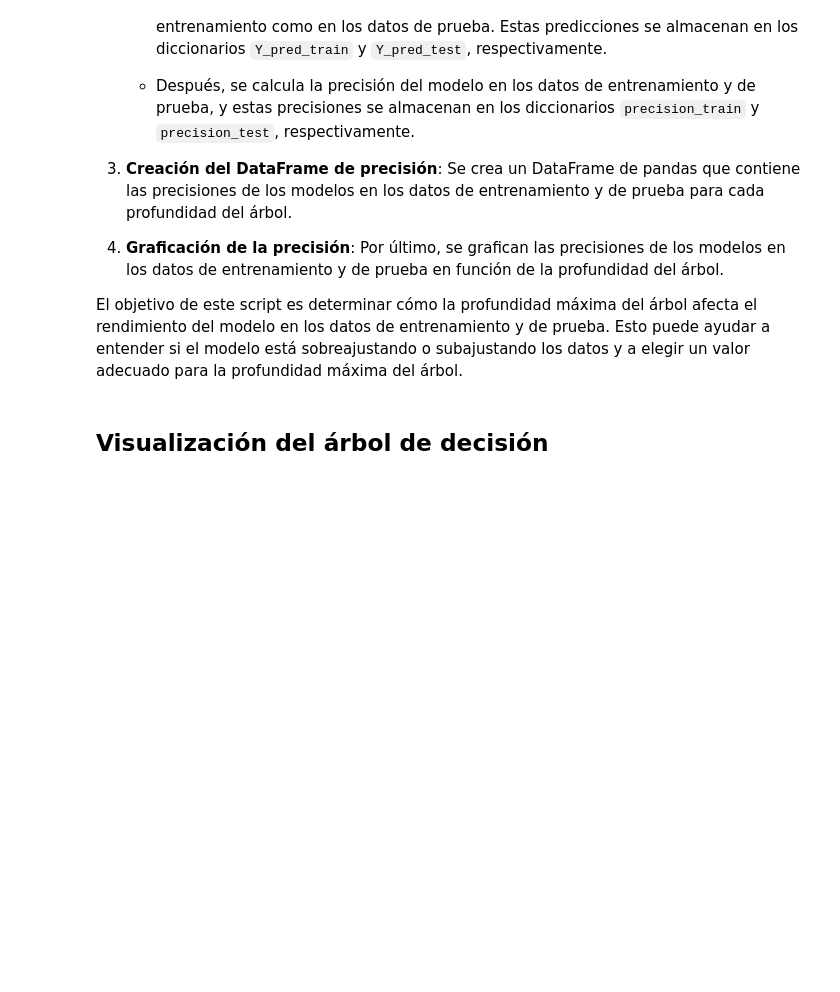
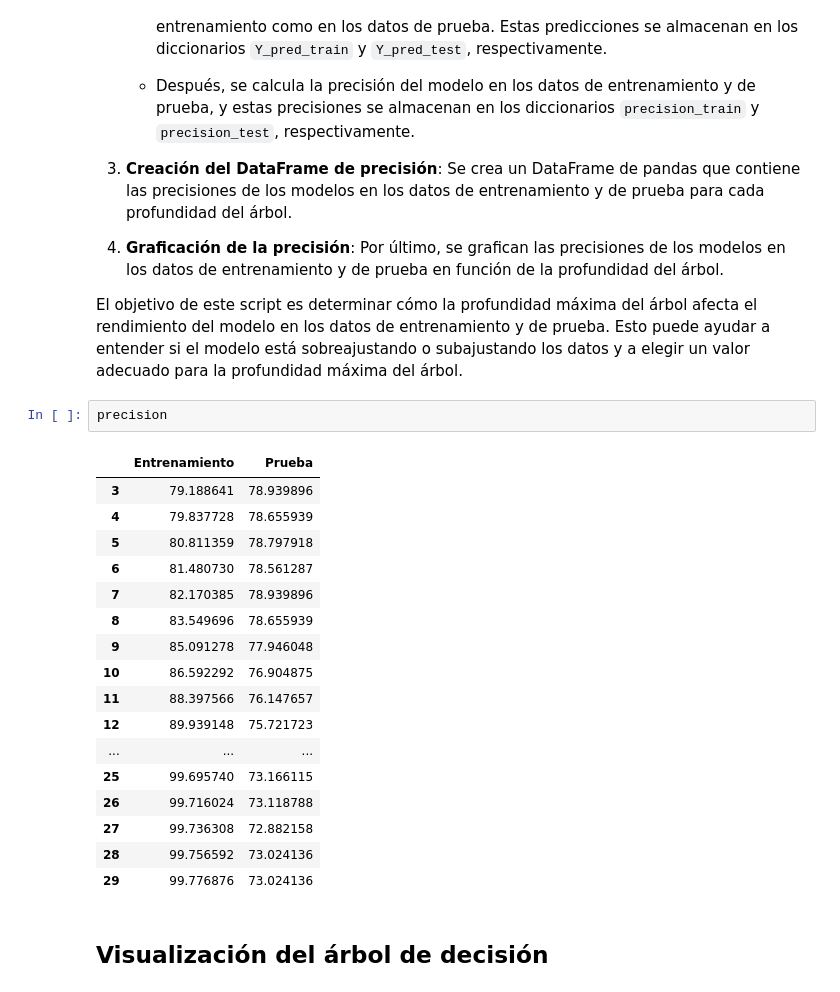
Before and after one commit to Jasmar9/ClasificadorClientesTelecom, a Jupyter notebook: Notebooks/ClasificadorClientesEmpresaTelecom_Churn.ipynb, the cells around one changed output. Saved outputs shown, nothing was run; the diff lists cells and outputs as text; blank space fills up the shorter version.

```diff
--- a/Notebooks/ClasificadorClientesEmpresaTelecom_Churn.ipynb
+++ b/Notebooks/ClasificadorClientesEmpresaTelecom_Churn.ipynb
@@ -631,6 +631,26 @@ En resumen, esto es lo que hace cada parte del código:
 4. **Graficación de la precisión**: Por último, se grafican las precisiones de los modelos en los datos de entrenamiento y de prueba en función de la profundidad del árbol.
 
 El objetivo de este script es determinar cómo la profundidad máxima del árbol afecta el rendimiento del modelo en los datos de entrenamiento y de prueba. Esto puede ayudar a entender si el modelo está sobreajustando o subajustando los datos y a elegir un valor adecuado para la profundidad máxima del árbol.
+# %%
+precision
+# %% [output]
+|  | Entrenamiento | Prueba |
+| 3 | 79.188641 | 78.939896 |
+| 4 | 79.837728 | 78.655939 |
+| 5 | 80.811359 | 78.797918 |
+| 6 | 81.480730 | 78.561287 |
+| 7 | 82.170385 | 78.939896 |
+| 8 | 83.549696 | 78.655939 |
+| 9 | 85.091278 | 77.946048 |
+| 10 | 86.592292 | 76.904875 |
+| 11 | 88.397566 | 76.147657 |
+| 12 | 89.939148 | 75.721723 |
+| ... | ... | ... |
+| 25 | 99.695740 | 73.166115 |
+| 26 | 99.716024 | 73.118788 |
+| 27 | 99.736308 | 72.882158 |
+| 28 | 99.756592 | 73.024136 |
+| 29 | 99.776876 | 73.024136 |
 # %% [markdown]
 ## Visualización del árbol de decisión
 # %% [markdown]
```
